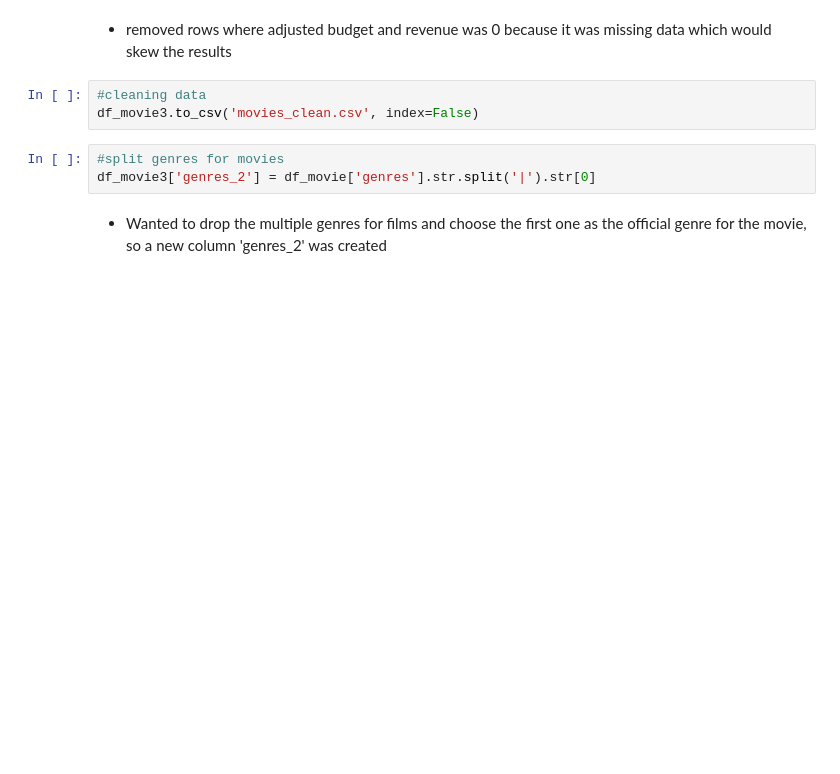
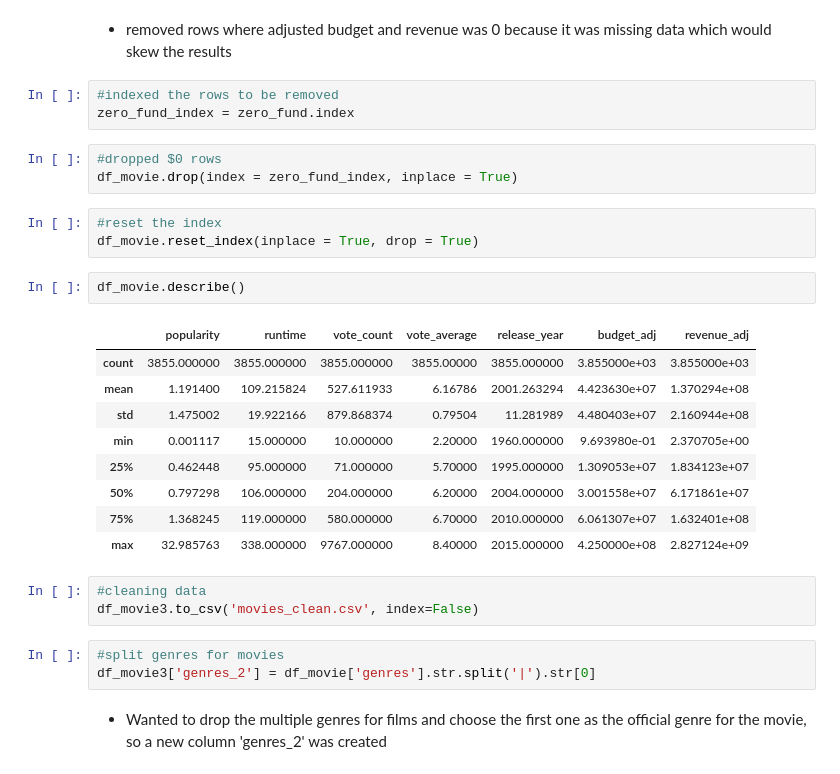
Before and after one commit to pulleyba/udacity_projects, a Jupyter notebook: Investigate Dataset Project/Investigate_Dataset_Final_Project.ipynb, the cells around one changed output. Drawn from its saved outputs; the diff is of its cells as text; blank space fills up the shorter version.

```diff
--- a/Investigate Dataset Project/Investigate_Dataset_Final_Project.ipynb
+++ b/Investigate Dataset Project/Investigate_Dataset_Final_Project.ipynb
@@ -142,5 +181,26 @@ df_movie3.info()
 # %% [markdown]
 * removed rows where adjusted budget and revenue was 0 because it was missing data which would skew the results
+# %%
+#indexed the rows to be removed
+zero_fund_index = zero_fund.index
+# %%
+#dropped $0 rows
+df_movie.drop(index = zero_fund_index, inplace = True)
+# %%
+#reset the index
+df_movie.reset_index(inplace = True, drop = True)
+# %%
+df_movie.describe()
+# %% [output]
+|  | popularity | runtime | vote_count | vote_average | release_year | budget_adj | revenue_adj |
+| count | 3855.000000 | 3855.000000 | 3855.000000 | 3855.00000 | 3855.000000 | 3.855000e+03 | 3.855000e+03 |
+| mean | 1.191400 | 109.215824 | 527.611933 | 6.16786 | 2001.263294 | 4.423630e+07 | 1.370294e+08 |
+| std | 1.475002 | 19.922166 | 879.868374 | 0.79504 | 11.281989 | 4.480403e+07 | 2.160944e+08 |
+| min | 0.001117 | 15.000000 | 10.000000 | 2.20000 | 1960.000000 | 9.693980e-01 | 2.370705e+00 |
+| 25% | 0.462448 | 95.000000 | 71.000000 | 5.70000 | 1995.000000 | 1.309053e+07 | 1.834123e+07 |
+| 50% | 0.797298 | 106.000000 | 204.000000 | 6.20000 | 2004.000000 | 3.001558e+07 | 6.171861e+07 |
+| 75% | 1.368245 | 119.000000 | 580.000000 | 6.70000 | 2010.000000 | 6.061307e+07 | 1.632401e+08 |
+| max | 32.985763 | 338.000000 | 9767.000000 | 8.40000 | 2015.000000 | 4.250000e+08 | 2.827124e+09 |
 # %%
 #cleaning data
 df_movie3.to_csv('movies_clean.csv', index=False)
```
Also changed, not shown: parts of 2 cells of this notebook.
